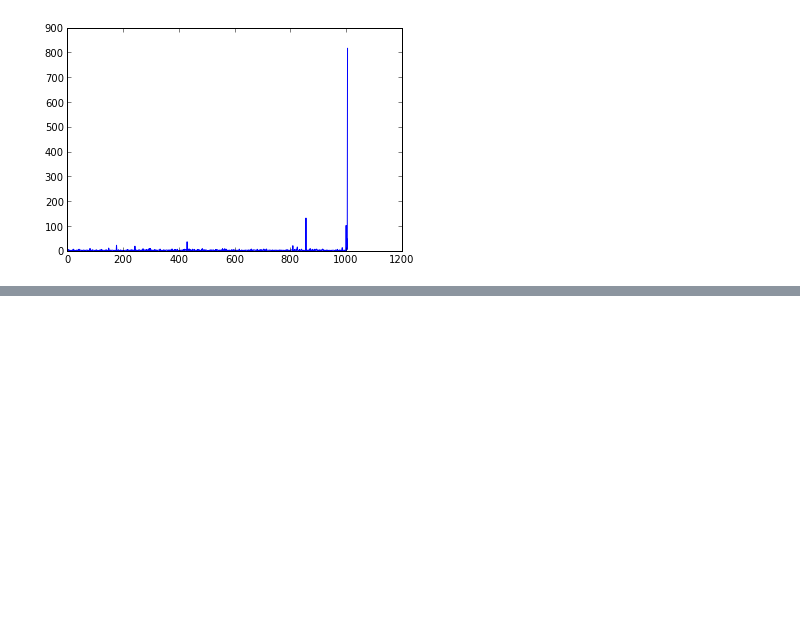
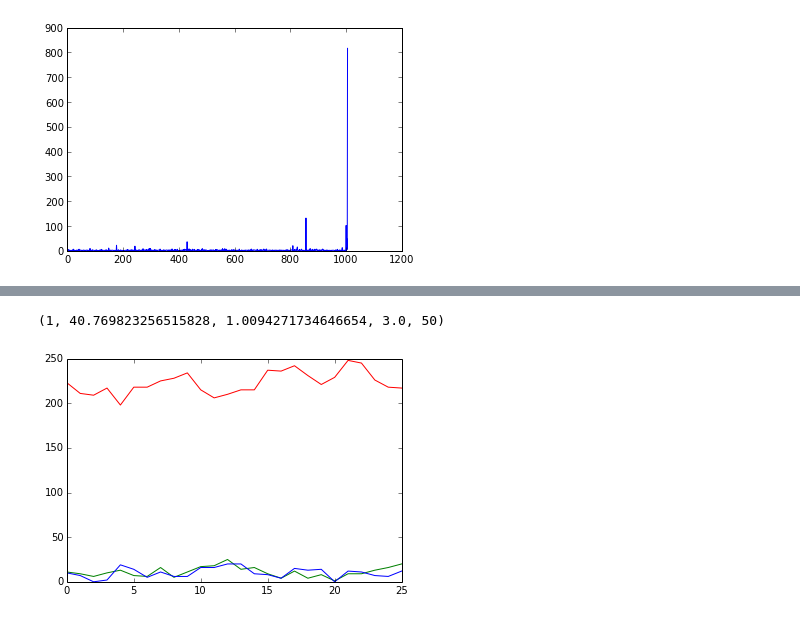
Before and after one commit to mjsottile/GZSatelliteFinder, a Jupyter notebook: ScikitSatelliteFinder.ipynb, the cells around one changed output, grey strips where cells are left out. Saved outputs shown, nothing was run; the diff lists cells and outputs as text; code cells hidden in the pictures; blank space fills up the shorter version.

```diff
--- a/ScikitSatelliteFinder.ipynb
+++ b/ScikitSatelliteFinder.ipynb
@@ -186,0 +194,5 @@ test.jpg
+# %%
+is_it_a_trail(im,thresh=50,doplot=True)
+# %% [output]
+(1, 40.769823256515828, 1.0094271734646654, 3.0, 50)
+[figure, added]
```
Also changed, not shown: parts of 3 cells of this notebook, 2 other files.
